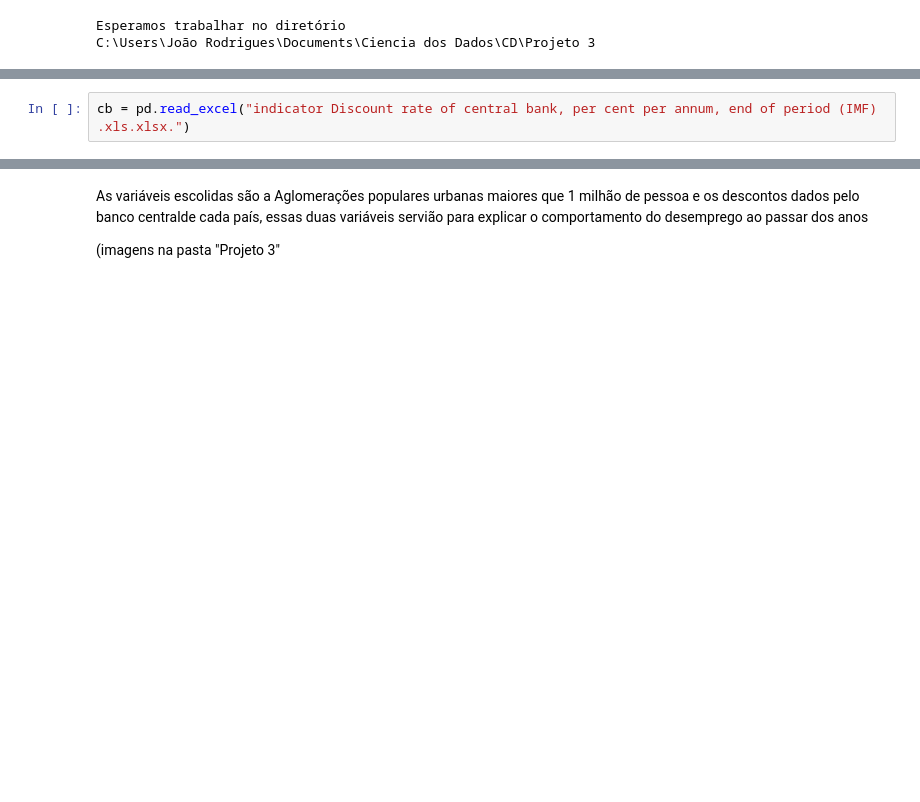
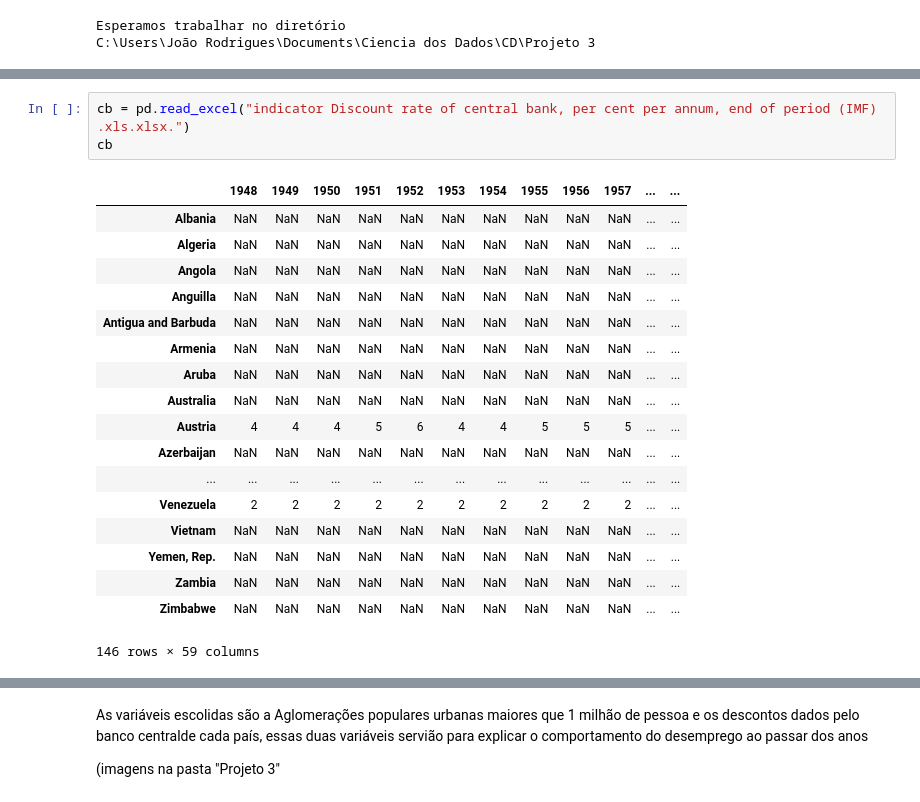
Before and after one commit to JoaoVictorRodrigues/CD, a Jupyter notebook: Projeto 3/projeto3.ipynb, the cells around one changed output, grey strips where cells are left out. Saved outputs shown, nothing was run; the diff lists cells and outputs as text; blank space fills up the shorter version.

```diff
--- a/Projeto 3/projeto3.ipynb
+++ b/Projeto 3/projeto3.ipynb
@@ -19,4 +39,24 @@ td = pd.read_excel("indicator_t 15-24 unemploy.xlsx.")
 # %%
 cb = pd.read_excel("indicator Discount rate of central bank, per cent per annum, end of period (IMF) .xls.xlsx.")
+cb
+# %% [output]
+|  | 1948 | 1949 | 1950 | 1951 | 1952 | 1953 | 1954 | 1955 | 1956 | 1957 | ... | ... |
+| Albania | NaN | NaN | NaN | NaN | NaN | NaN | NaN | NaN | NaN | NaN | ... | ... |
+| Algeria | NaN | NaN | NaN | NaN | NaN | NaN | NaN | NaN | NaN | NaN | ... | ... |
+| Angola | NaN | NaN | NaN | NaN | NaN | NaN | NaN | NaN | NaN | NaN | ... | ... |
+| Anguilla | NaN | NaN | NaN | NaN | NaN | NaN | NaN | NaN | NaN | NaN | ... | ... |
+| Antigua and Barbuda | NaN | NaN | NaN | NaN | NaN | NaN | NaN | NaN | NaN | NaN | ... | ... |
+| Armenia | NaN | NaN | NaN | NaN | NaN | NaN | NaN | NaN | NaN | NaN | ... | ... |
+| Aruba | NaN | NaN | NaN | NaN | NaN | NaN | NaN | NaN | NaN | NaN | ... | ... |
+| Australia | NaN | NaN | NaN | NaN | NaN | NaN | NaN | NaN | NaN | NaN | ... | ... |
+| Austria | 4 | 4 | 4 | 5 | 6 | 4 | 4 | 5 | 5 | 5 | ... | ... |
+| Azerbaijan | NaN | NaN | NaN | NaN | NaN | NaN | NaN | NaN | NaN | NaN | ... | ... |
+| ... | ... | ... | ... | ... | ... | ... | ... | ... | ... | ... | ... | ... |
+| Venezuela | 2 | 2 | 2 | 2 | 2 | 2 | 2 | 2 | 2 | 2 | ... | ... |
+| Vietnam | NaN | NaN | NaN | NaN | NaN | NaN | NaN | NaN | NaN | NaN | ... | ... |
+| Yemen, Rep. | NaN | NaN | NaN | NaN | NaN | NaN | NaN | NaN | NaN | NaN | ... | ... |
+| Zambia | NaN | NaN | NaN | NaN | NaN | NaN | NaN | NaN | NaN | NaN | ... | ... |
+| Zimbabwe | NaN | NaN | NaN | NaN | NaN | NaN | NaN | NaN | NaN | NaN | ... | ... |
+146 rows × 59 columns
 # %%
 pu = pd.read_excel("indicator EN_URB_MCTY_TL_ZS.xls.xlsx.")
```
Also changed, not shown: parts of 2 cells of this notebook.
